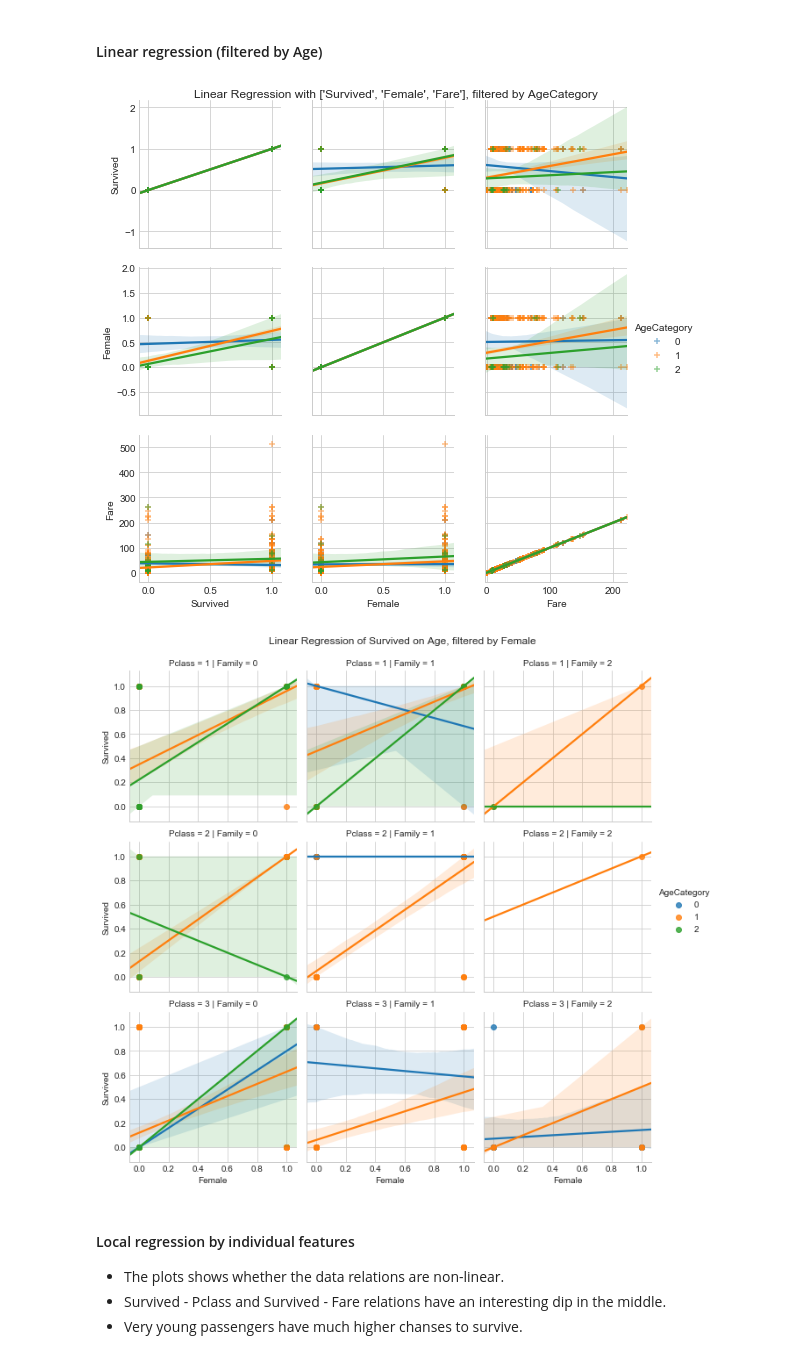
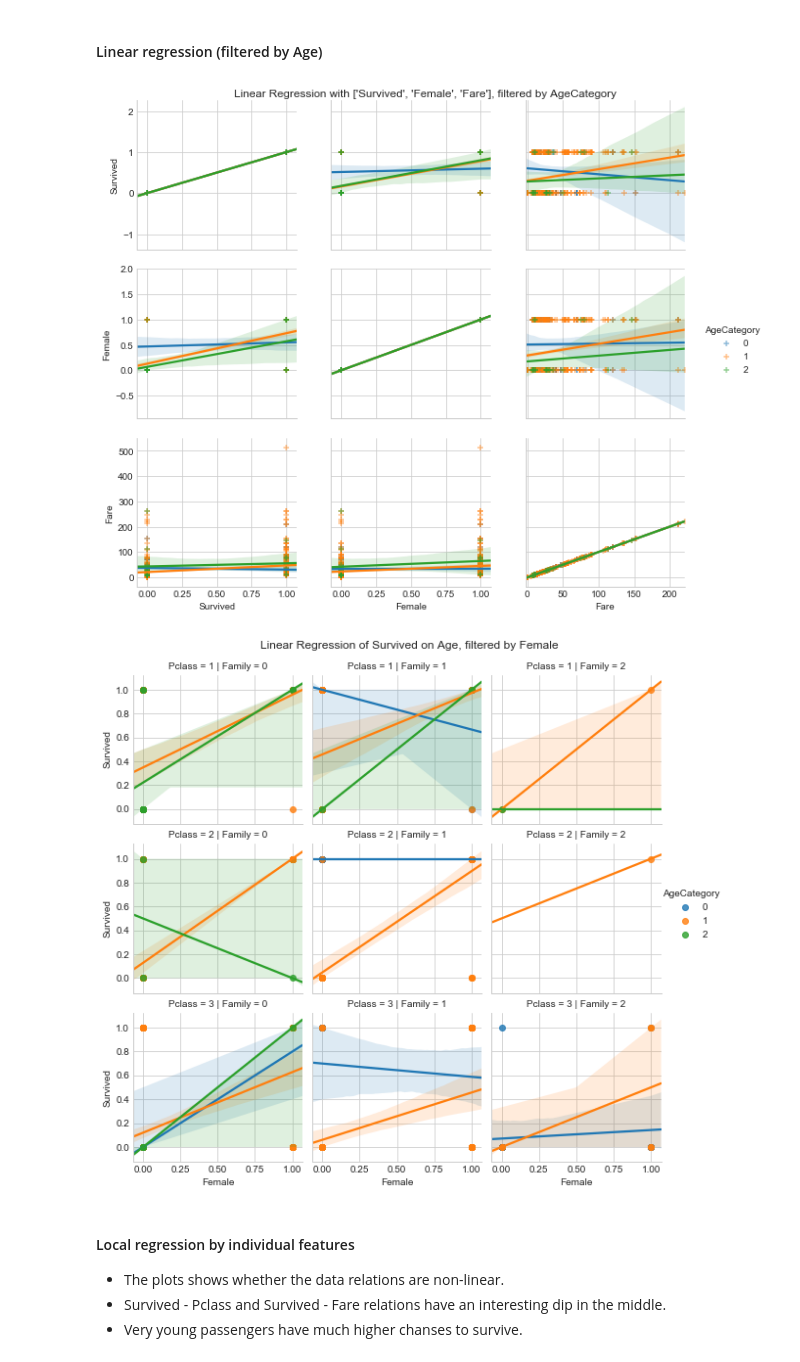
Before and after one commit to mysterious-ben/Titanic, a Jupyter notebook: run/data_analysis.ipynb, the cells around one changed output. Saved outputs shown, nothing was run; the diff lists cells and outputs as text; code cells hidden in the pictures.

```diff
--- a/run/data_analysis.ipynb
+++ b/run/data_analysis.ipynb
@@ -437,15 +436,16 @@ utdata.dropFeature(dataC, 'Family')
 # %%
 v = ['Survived', 'Female', 'Fare']
 dataC['AgeCategory'] = 1
 dataC.loc[dataC.Age<16, 'AgeCategory'] = 0
 dataC.loc[dataC.Age>55, 'AgeCategory'] = 2
 g = sns.PairGrid(dataC, vars=v, hue='AgeCategory')
 g = (g.map(sns.regplot, logistic=False, marker="+", scatter_kws= {'alpha': 0.5}).add_legend())
+g.fig.set_size_inches(10, 8)
 g.fig.suptitle('Linear Regression with {}, filtered by AgeCategory'.format(v))
 g.fig.subplots_adjust(top=0.96)
 utdata.dropFeature(dataC, 'AgeCategory')
 # %% [output]
-[figure, old version]
+[figure, new version]
 # %%
 colFamily = dataC.Parch + dataC.SibSp
 dataC['AgeCategory'] = 1
@@ -456,12 +456,13 @@ dataC.loc[colFamily>4, 'Family'] = 2
 dataC.loc[colFamily==0, 'Family'] = 0
 g = sns.FacetGrid(dataC, row='Pclass', col='Family', hue='AgeCategory')
 g = (g.map(sns.regplot, 'Female', 'Survived', logistic=False)).add_legend()
+g.fig.set_size_inches(9, 8)
 g.fig.suptitle('Linear Regression of Survived on Age, filtered by Female')
 g.fig.subplots_adjust(top=0.92)
 utdata.dropFeature(dataC, 'Family')
 utdata.dropFeature(dataC, 'AgeCategory')
 # %% [output]
-[figure, old version]
+[figure, new version]
 # %% [markdown]
 #### Local regression by individual features
 - The plots shows whether the data relations are non-linear.
```
Also changed, not shown: parts of 23 cells of this notebook, 13 other files.
